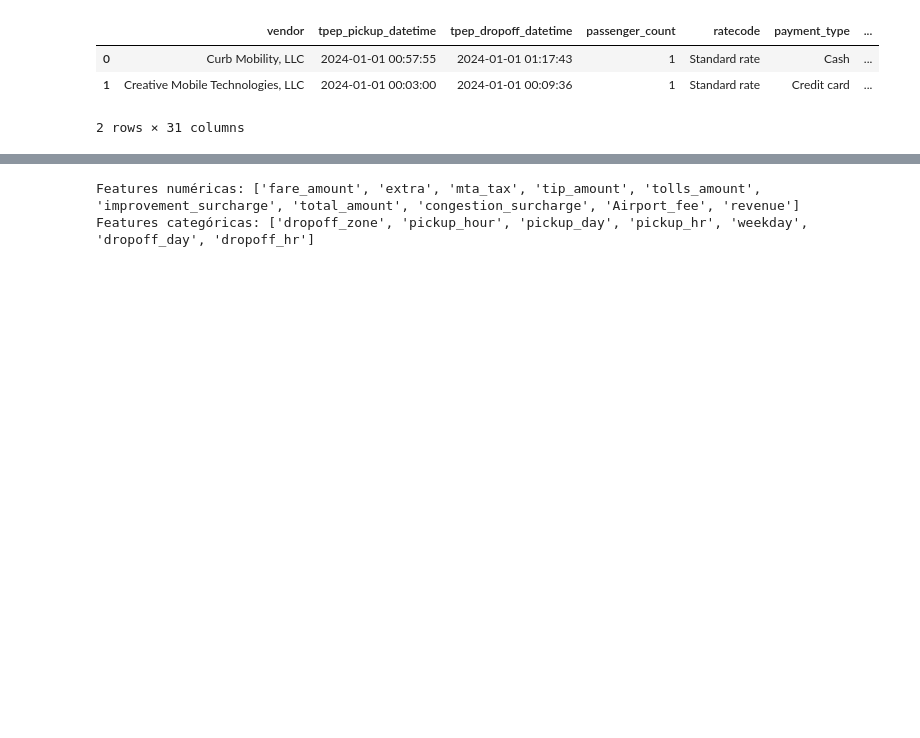
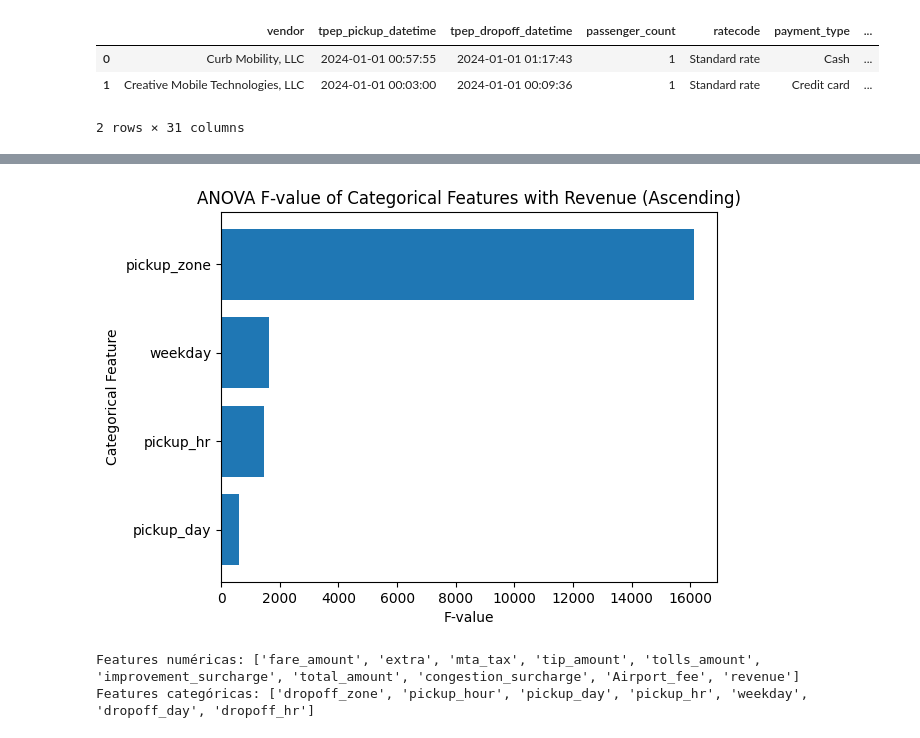
Before and after one commit to gasparrivollier/CEIA_AndD_TP_Grupo2, a Jupyter notebook: notebooks/04_RedDim.ipynb, the cells around one changed output, grey strips where cells are left out. Drawn from its saved outputs; the diff is of its cells as text; code cells hidden in the pictures; blank space fills up the shorter version.

```diff
--- a/notebooks/04_RedDim.ipynb
+++ b/notebooks/04_RedDim.ipynb
@@ -66,0 +231,31 @@ memory usage: 264.5 MB
+# %%
+# ================================
+# AGRUPACIÓN DE RESULTADOS ANOVA
+# A NIVEL DE VARIABLE ORIGINAL (POST-ENCODING)
+# ================================
+
+# 1. Extraer la variable base desde el nombre de la columna codificada
+anova_feature_scores['base_feature'] = (
+    anova_feature_scores['Feature']
+    .str.extract(r'^(pickup_zone|weekday|pickup_day|pickup_hr)')
+)
+
+# 2. Eliminar filas que no pertenezcan a estas variables (por seguridad)
+anova_feature_scores = anova_feature_scores.dropna(subset=['base_feature'])
+
+# 3. Agrupar por variable original usando:
+#    - Máximo F_value (mayor impacto)
+#    - Mínimo p-value (mayor significancia)
+cat_grouped = anova_feature_scores.groupby('base_feature').agg({
+    'F_value': 'max',
+    'p-value': 'min'
+}).sort_values(by='F_value', ascending=False)
+
+print("✅ ANOVA agrupado por variable categórica original (post-encoding):")
+print(cat_grouped)
+
+# 4. Selección estadística final de categóricas
+cat_features_finales = cat_grouped[cat_grouped['p-value'] < 0.05].index.tolist()
+
+print("\n✅ Variables categóricas seleccionadas:")
+print(cat_features_finales)
@@ -66,0 +349,13 @@ memory usage: 264.5 MB
+# %%
+# Orden ascendente por F-value
+cat_grouped_sorted = cat_grouped.sort_values(by='F_value', ascending=True)
+
+# Gráfico de barras horizontal
+plt.figure()
+plt.barh(cat_grouped_sorted.index, cat_grouped_sorted['F_value'])
+plt.xlabel("F-value")
+plt.ylabel("Categorical Feature")
+plt.title("ANOVA F-value of Categorical Features with Revenue (Ascending)")
+plt.show()
+# %% [output]
+[figure, added]
```
Also changed, not shown: parts of 15 cells of this notebook, 3 other files.
